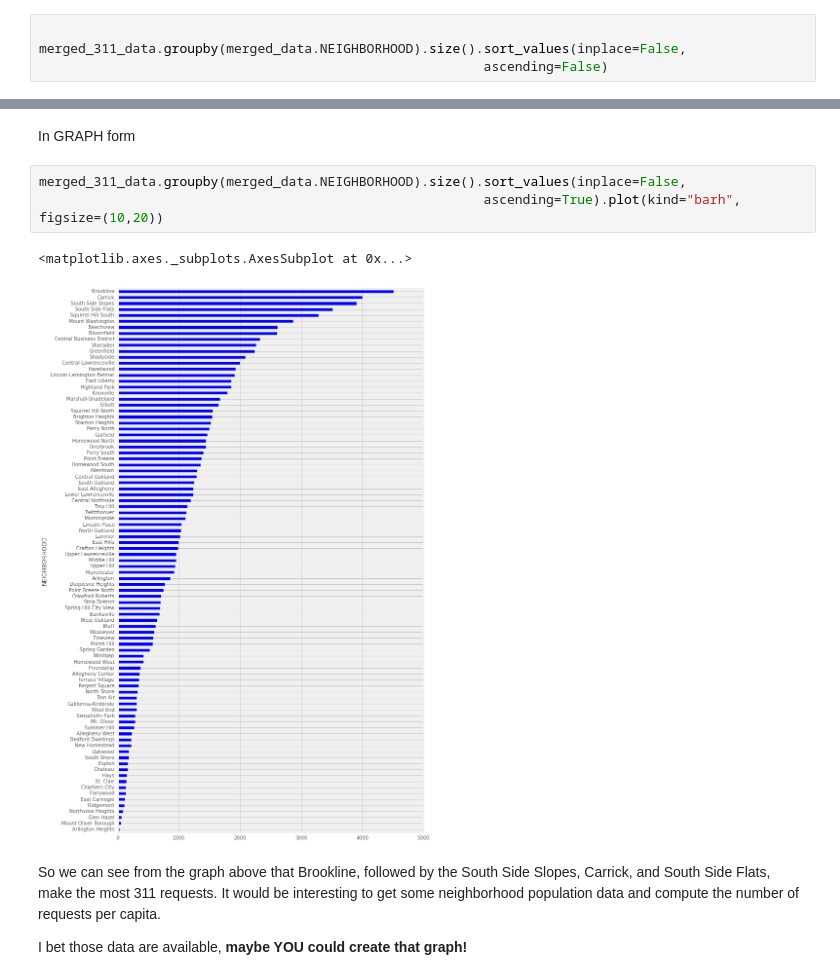
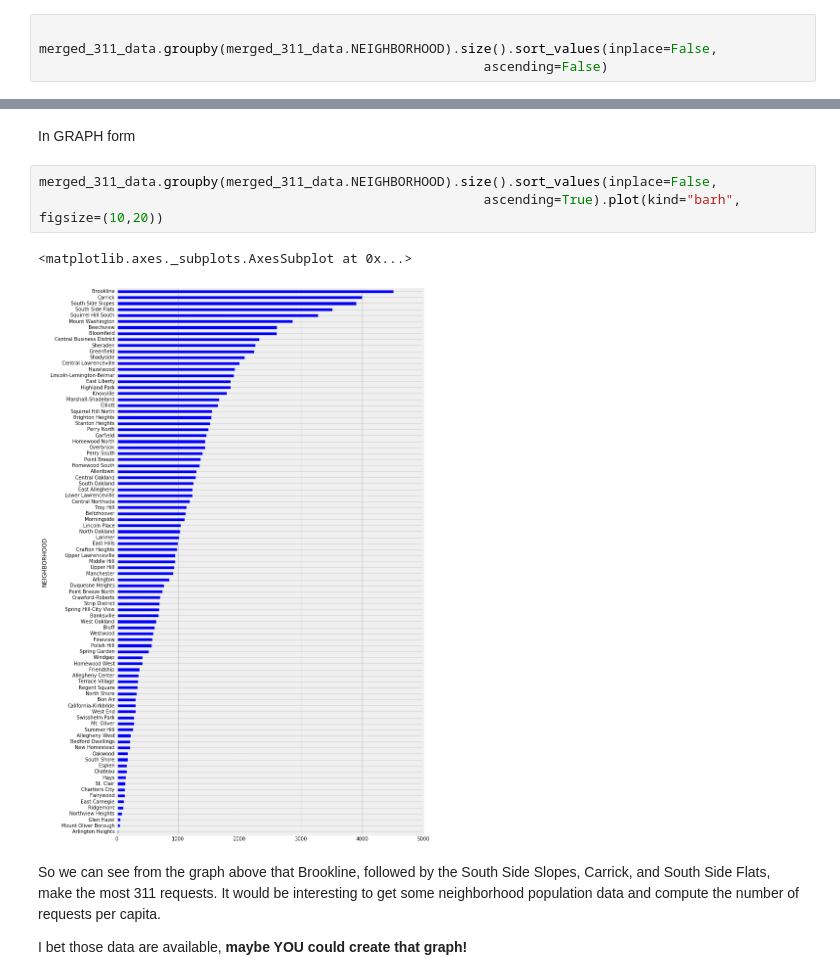
Before and after one commit to DSSatPitt/jupyter-workshop, a Jupyter notebook: pgh-311.ipynb, the cells around one changed output, grey strips where cells are left out. Saved outputs shown, nothing was run; the diff lists cells and outputs as text.

```diff
--- a/pgh-311.ipynb
+++ b/pgh-311.ipynb
@@ -204,7 +204,7 @@ size.sort_values().plot(kind='barh', figsize=(8,10))
 Thankfully, the 311 data from the WPRDC already includes neighborhood information for each request in the NEIGHBORHOOD column. We can take advantage of this to filter and count requests by neighborhood.
 # %%
 
-merged_311_data.groupby(merged_data.NEIGHBORHOOD).size().sort_values(inplace=False,
+merged_311_data.groupby(merged_311_data.NEIGHBORHOOD).size().sort_values(inplace=False,
                                                          ascending=False)
 # %% [output]
 NEIGHBORHOOD
@@ -227,11 +227,11 @@ dtype: int64
 # %% [markdown]
 In GRAPH form
 # %%
-merged_311_data.groupby(merged_data.NEIGHBORHOOD).size().sort_values(inplace=False,
+merged_311_data.groupby(merged_311_data.NEIGHBORHOOD).size().sort_values(inplace=False,
                                                          ascending=True).plot(kind="barh", figsize=(10,20))
 # %% [output]
 <matplotlib.axes._subplots.AxesSubplot at 0x...>
-[figure, old version]
+[figure, new version]
 # %% [markdown]
 So we can see from the graph above that Brookline, followed by the South Side Slopes, Carrick, and South Side Flats, make the most 311 requests. It would be interesting to get some neighborhood population data and compute the number of requests per capita.
 
```
Also changed, not shown: parts of 10 cells of this notebook.
